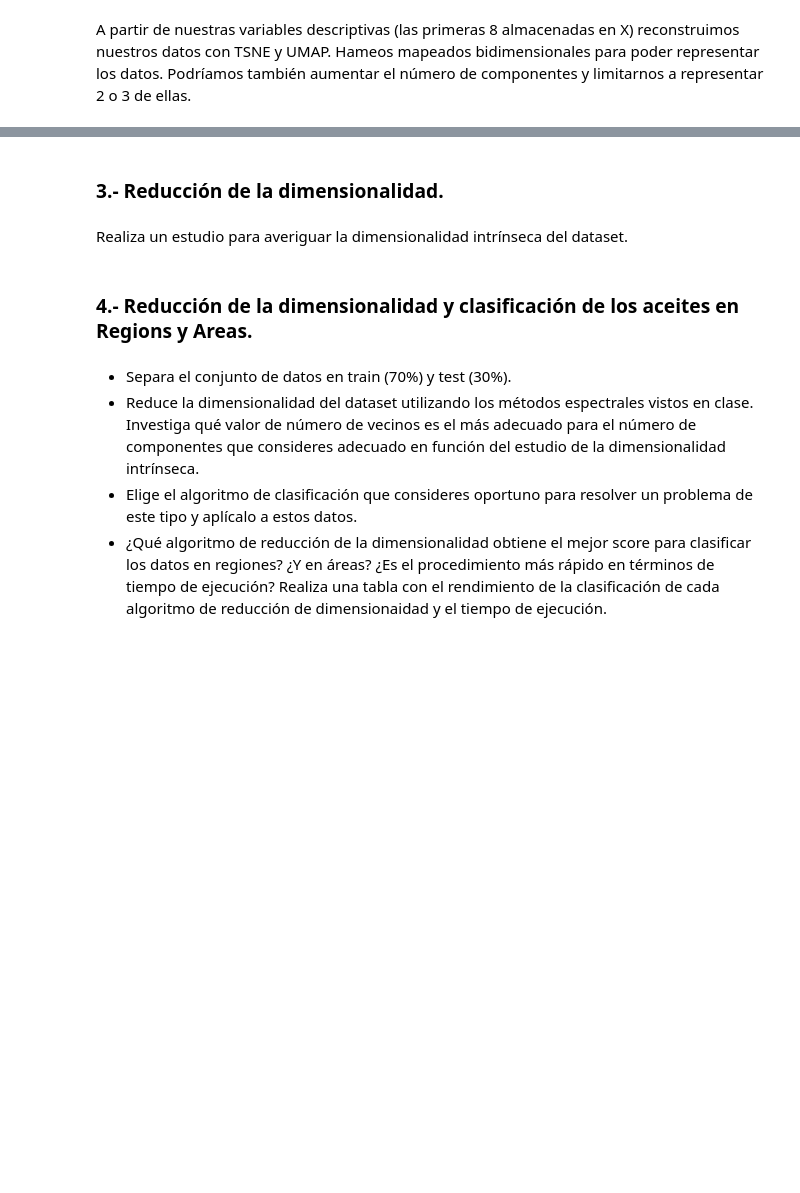
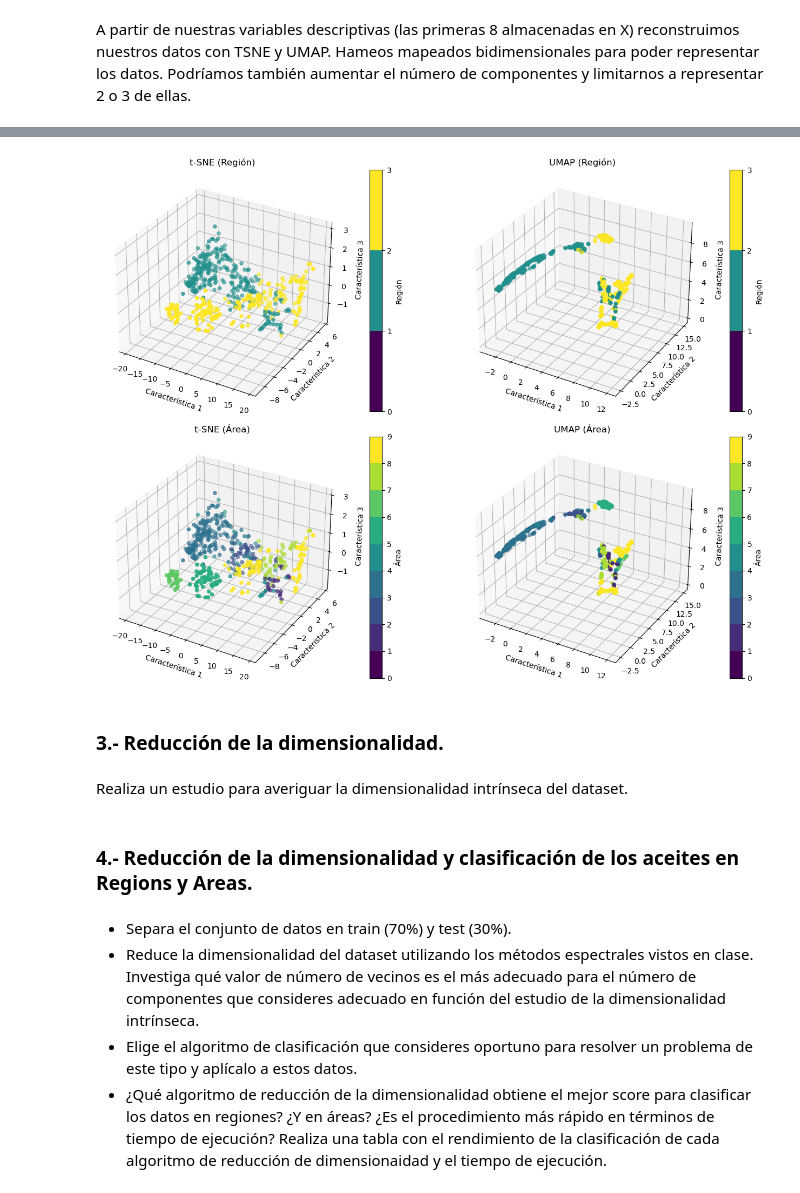
Before and after one commit to jemarle/AMII, a Jupyter notebook: Proyecto_aceite_oliva/Ejercicio_alumno_Carlos.ipynb, the cells around one changed output, grey strips where cells are left out. Drawn from its saved outputs; the diff is of its cells as text; code cells hidden in the pictures; blank space fills up the shorter version.

```diff
--- a/Proyecto_aceite_oliva/Ejercicio_alumno_Carlos.ipynb
+++ b/Proyecto_aceite_oliva/Ejercicio_alumno_Carlos.ipynb
@@ -178,0 +282,9 @@ fig_umap.show()
+# %%
+#UMAP
+umap_3d = umap.UMAP(n_components=3,  # 3D embedding
+                    random_state=42,
+                    n_neighbors=10,
+                    verbose=True   # no output
+                    )
+
+X_umap_3d = umap_3d.fit_transform(X)
@@ -178,0 +310,3 @@ fig_umap.show()
+# %%
+tsne_3d_df = pd.DataFrame(X_tsne_3d, columns=['Característica 1', 'Característica 2', 'Característica 3'])
+umap_3d_df = pd.DataFrame(X_umap_3d, columns=['Característica 1', 'Característica 2', 'Característica 3'])
@@ -179,3 +369,57 @@ fig_umap.show()
+# %%
+from mpl_toolkits.mplot3d import Axes3D
+
+# Crear una figura con 4 subplots
+fig = plt.figure(figsize=(14, 10))
+
+cmap = plt.get_cmap('viridis')
+
+bounds_reg = [0, 1, 2, 3]
+bounds_are = [0, 1, 2, 3, 4, 5, 6, 7, 8, 9]
+
+norm_reg = mcolors.BoundaryNorm(bounds_reg, cmap.N)
+norm_are = mcolors.BoundaryNorm(bounds_are, cmap.N)
+
+# Scatter plot 3D de t-SNE con y3
+ax = fig.add_subplot(2, 2, 1, projection='3d')
+scat_t_reg = ax.scatter(tsne_3d_df['Característica 1'], tsne_3d_df['Característica 2'], tsne_3d_df['Característica 3'], c=y3, cmap='viridis', norm=norm_reg)
+ax.set_title('t-SNE (Región)')
+ax.set_xlabel('Característica 1')
+ax.set_ylabel('Característica 2')
+ax.set_zlabel('Característica 3')
+fig.colorbar(scat_t_reg, ax=ax, label='Región', ticks=bounds_reg, pad=0.07)
+
+# Scatter plot 3D de UMAP con y3
+ax = fig.add_subplot(2, 2, 2, projection='3d')
+scat_u_reg = ax.scatter(umap_3d_df['Característica 1'], umap_3d_df['Característica 2'], umap_3d_df['Característica 3'], c=y3, cmap='viridis', norm=norm_reg)
+ax.set_title('UMAP (Región)')
+ax.set_xlabel('Característica 1')
+ax.set_ylabel('Característica 2')
+ax.set_zlabel('Característica 3')
+fig.colorbar(scat_u_reg, ax=ax, label='Región', ticks=bounds_reg, pad=0.07)
+
+# Scatter plot 3D de t-SNE con y9
+ax = fig.add_subplot(2, 2, 3, projection='3d')
+scat_t_are = ax.scatter(tsne_3d_df['Característica 1'], tsne_3d_df['Característica 2'], tsne_3d_df['Característica 3'], c=y9, cmap='viridis', norm=norm_are)
+ax.set_title('t-SNE (Área)')
+ax.set_xlabel('Característica 1')
+ax.set_ylabel('Característica 2')
+ax.set_zlabel('Característica 3')
+fig.colorbar(scat_t_are, ax=ax, label='Área', ticks=bounds_are, pad=0.07)
+
+# Scatter plot 3D de UMAP con y9
+ax = fig.add_subplot(2, 2, 4, projection='3d')
+scat_u_are = ax.scatter(umap_3d_df['Característica 1'], umap_3d_df['Característica 2'], umap_3d_df['Característica 3'], c=y9, cmap='viridis', norm=norm_are)
+ax.set_title('UMAP (Área)')
+ax.set_xlabel('Característica 1')
+ax.set_ylabel('Característica 2')
+ax.set_zlabel('Característica 3')
+fig.colorbar(scat_u_are, ax=ax, label='Área', ticks=bounds_are, pad=0.07)
+
+plt.tight_layout()
+plt.show()
+# %% [output]
+[figure, added]
 # %% [markdown]
 ### 3.- Reducción de la dimensionalidad.
 # %% [markdown]
```
Also changed, not shown: parts of 14 cells of this notebook.
